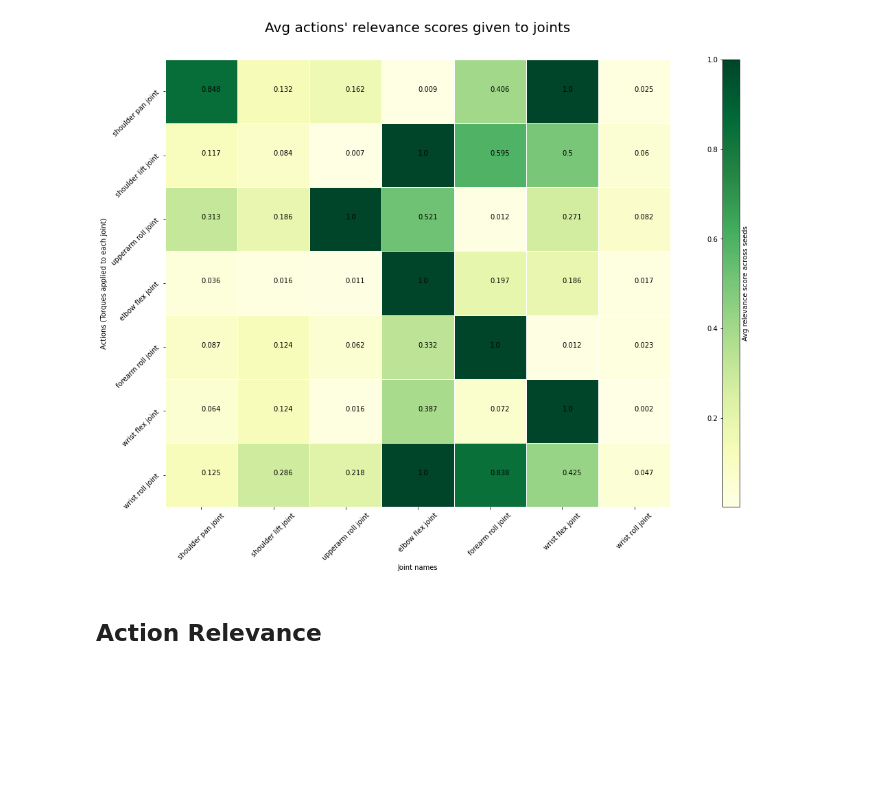
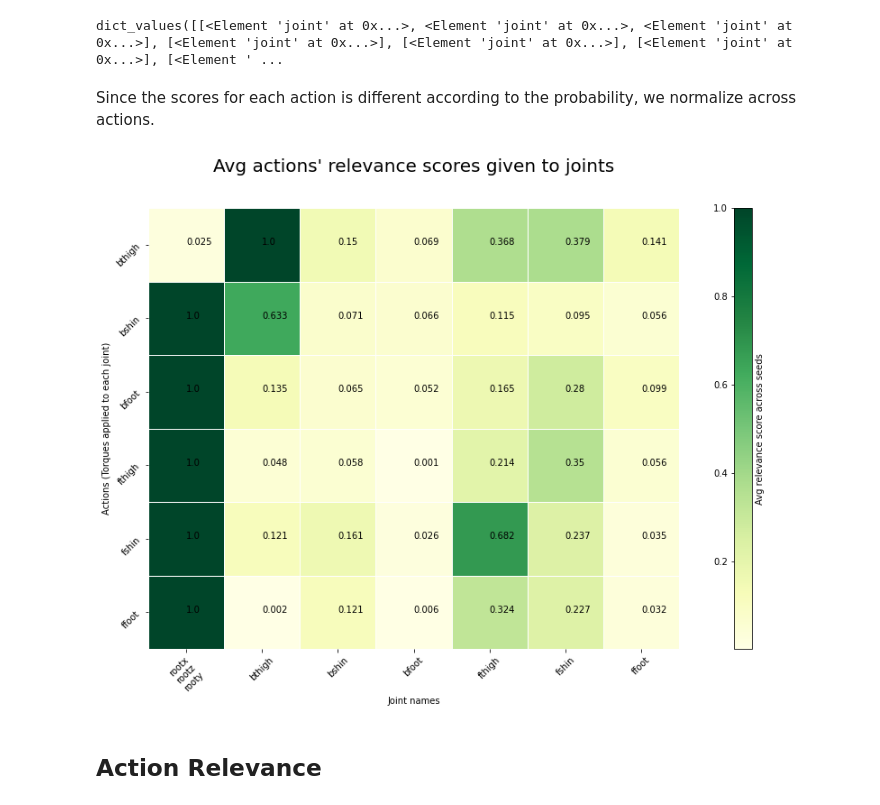
Before and after one commit to MehranTaghian/SAC_GCN, a Jupyter notebook: evaulate.ipynb, the cells around one changed output. Drawn from its saved outputs; the diff is of its cells as text; code cells hidden in the pictures; blank space fills up the shorter version.

```diff
--- a/evaulate.ipynb
+++ b/evaulate.ipynb
@@ -11,10 +11,10 @@ from utils import state_2_graphbatch, load_object
 import matplotlib.pyplot as plt
 import seaborn as sns
 # %%
-# env_name = 'HalfCheetah-v2'
+env_name = 'HalfCheetah-v2'
 # env_name = 'Walker2d-v2'
 # env_name = 'Hopper-v2'
-env_name = 'FetchReach-v2'
+# env_name = 'FetchReach-v2'
 # %%
 exp_path = os.path.join(Path(os.getcwd()), 'Data', env_name, 'graph')
 obj_path = os.path.join(exp_path, 'edge_relevance.pkl')
@@ -35,6 +35,8 @@ else:
 
 edge_list = env.robot_graph.edge_list
 node_list = env.robot_graph.node_list
+# %% [output]
+dict_values([[<Element 'joint' at 0x...>, <Element 'joint' at 0x...>, <Element 'joint' at 0x...>], [<Element 'joint' at 0x...>], [<Element 'joint' at 0x...>], [<Element 'joint' at 0x...>], [<Element ' ...
 # %%
 def process_joint_name(joint_name):
     separated = joint_name.split(':')[1].split('_') if 'robot0' in joint_name else joint_name.split('_')
@@ -89,4 +91,6 @@ def plot_joint_action_heatmap(data, width, height):
 
     plt.show()
     fig.savefig(os.path.join(exp_path, 'LRP_result.jpg'), dpi=300)
+# %% [markdown]
+Since the scores for each action is different according to the probability, we normalize across actions.
 # %%
@@ -97,14 +99,14 @@ avg_edge_rel = edge_relevance.mean(axis=4).mean(axis=3).mean(axis=2)
 # -------------- Normalization ---------------------
 avg_edge_rel /= np.max(np.abs(avg_edge_rel), axis=0)
 # %%
-figure_width = 15
-figure_height = 12
+figure_width = 12
+figure_height = 9
 
 plot_joint_action_heatmap(np.abs(avg_edge_rel.T),
                           figure_width,
                           figure_height)
 # %% [output]
-[figure, old version]
+[figure, new version]
 # %% [markdown]
 ## Action Relevance
 # %%
```
Also changed, not shown: parts of 5 cells of this notebook, 3 other files.
